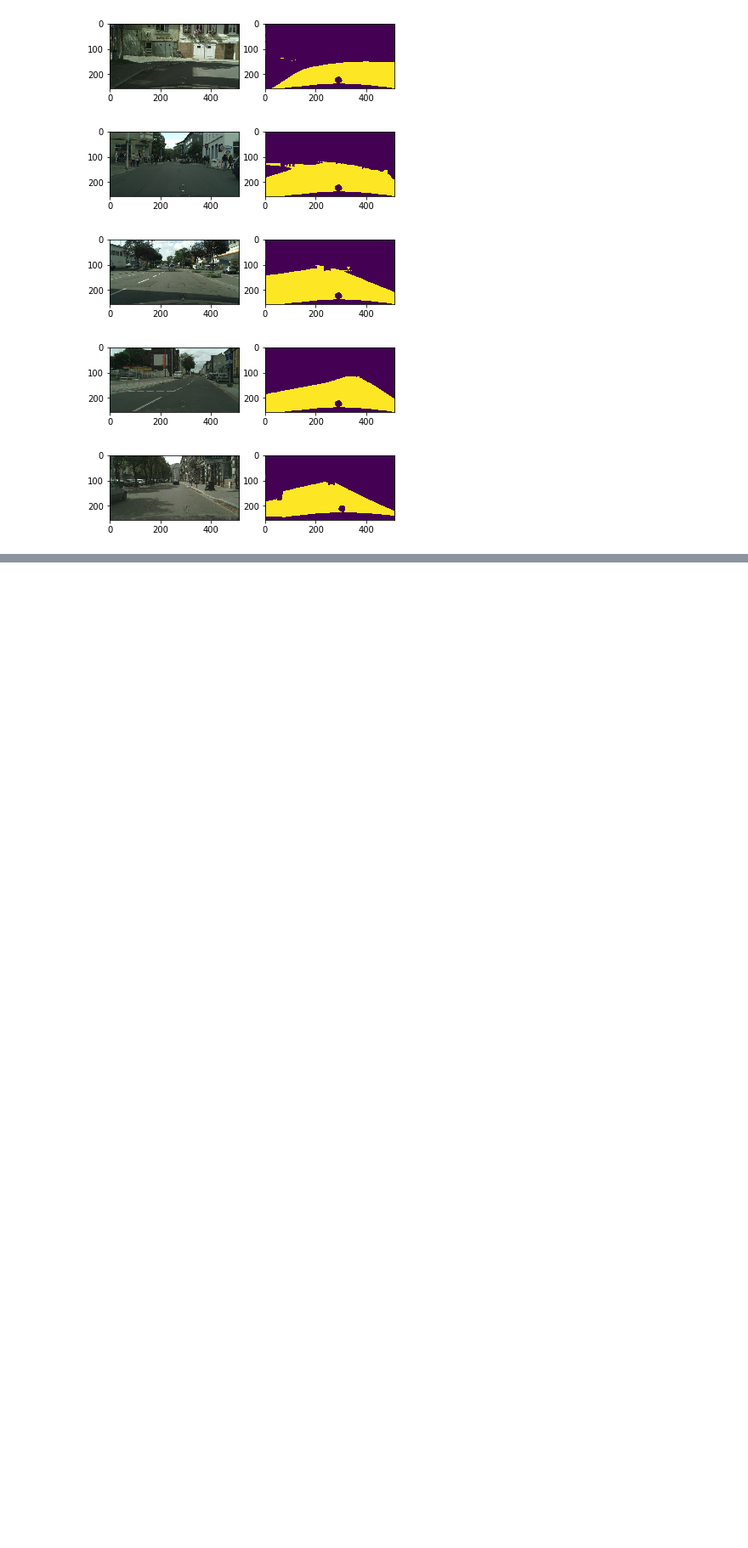
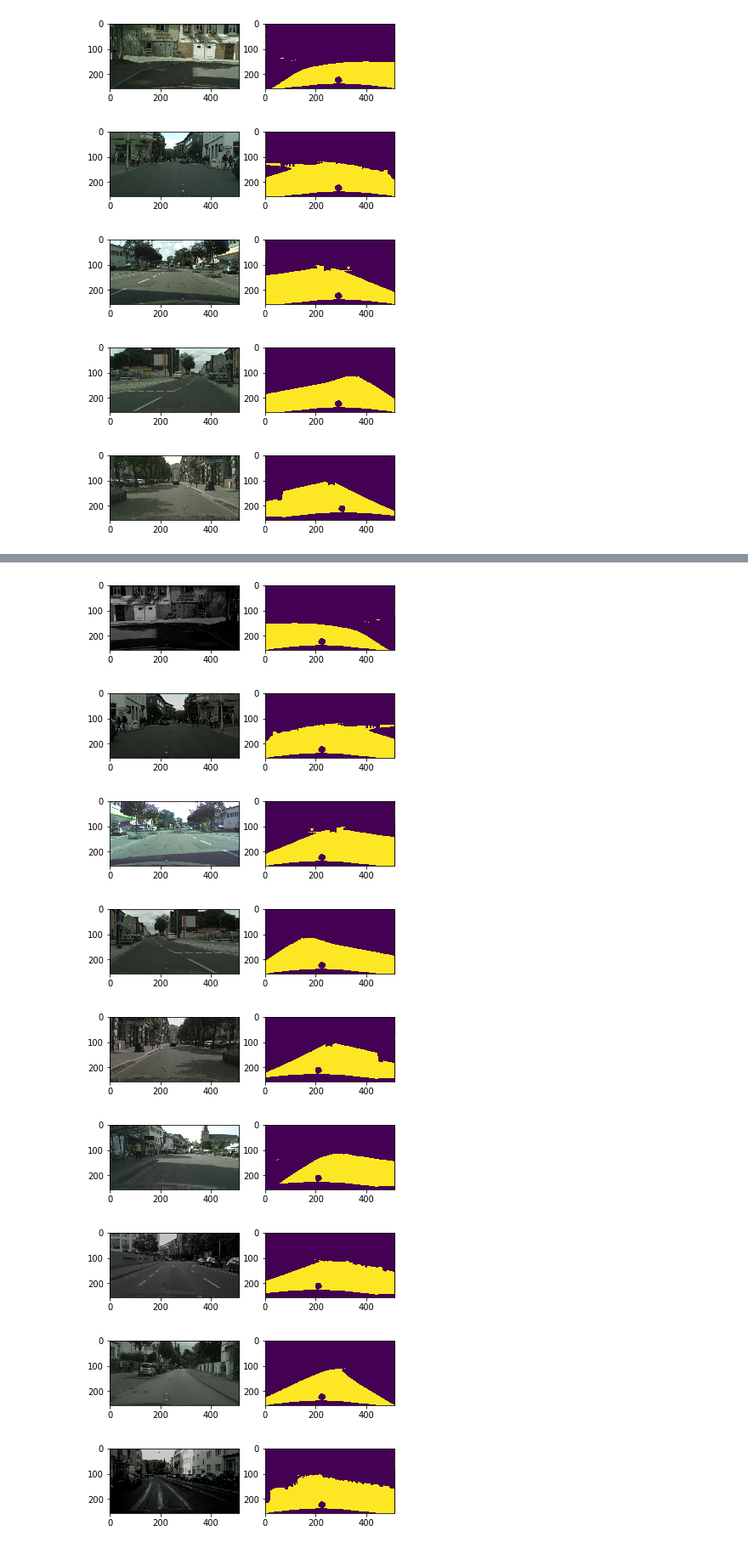
Before and after one commit to markus-k/bisenetv2-tf2, a Jupyter notebook: BiSeNetV2-TFKeras.ipynb, the cells around one changed output, grey strips where cells are left out. Shown at 85% size. Drawn from its saved outputs; the diff is of its cells as text; code cells hidden in the pictures; blank space fills up the shorter version.

```diff
--- a/BiSeNetV2-TFKeras.ipynb
+++ b/BiSeNetV2-TFKeras.ipynb
@@ -77,0 +132,12 @@ display_dataset(valid_ds.unbatch().take(5), lambda s: (s[0], s[1]))
+# %%
+display_dataset(train_ds_randomized_flipped.take(10), lambda s: (s[0], s[1]))
+# %% [output]
+[figure, added]
+[figure, added]
+[figure, added]
+[figure, added]
+[figure, added]
+[figure, added]
+[figure, added]
+[figure, added]
+[figure, added]
```
Also changed, not shown: parts of 8 cells of this notebook.
